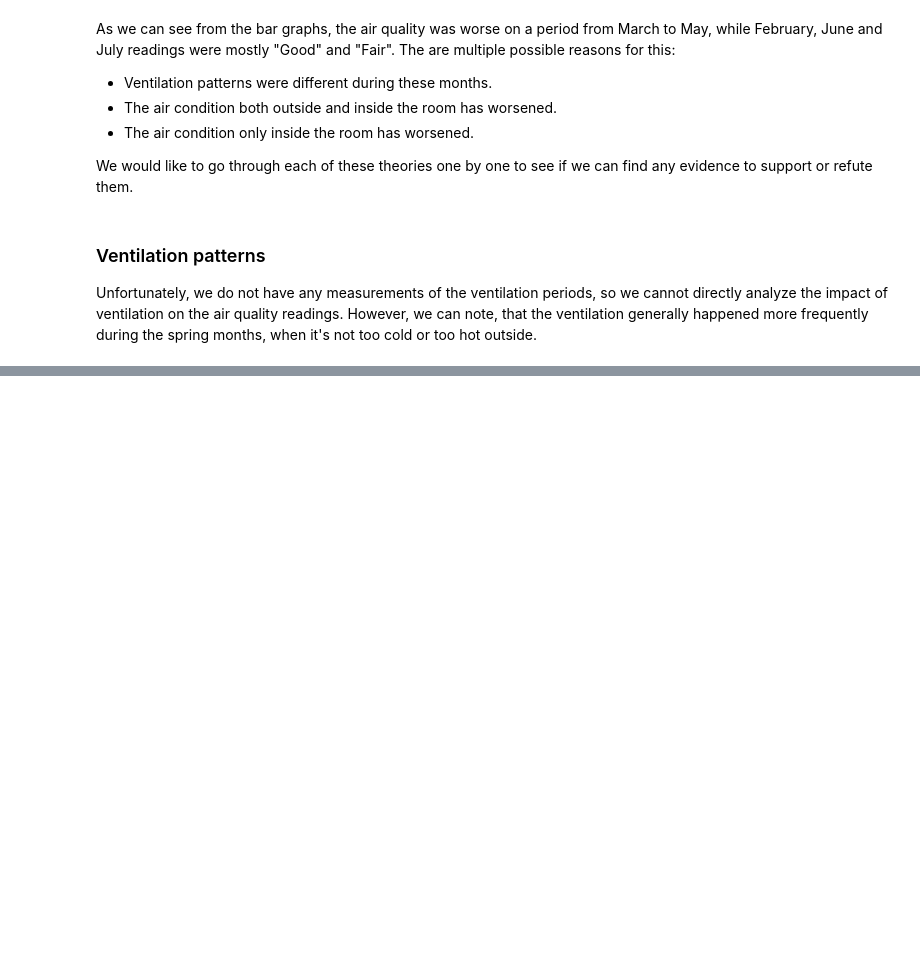
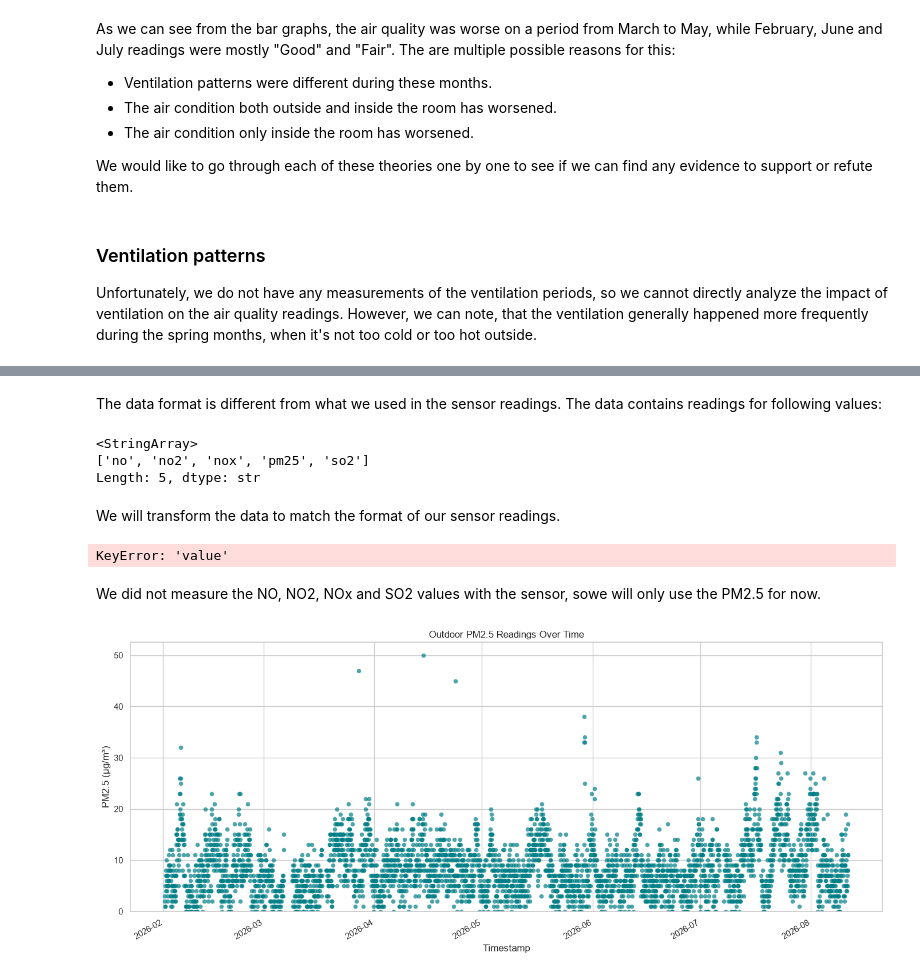
Before and after one commit to SirSerow/esp32-air-quality-sensor, a Jupyter notebook: data-processing/dataset_exploation.ipynb, the cells around one changed output, grey strips where cells are left out. Saved outputs shown, nothing was run; the diff lists cells and outputs as text; code cells hidden in the pictures; blank space fills up the shorter version.

Commit message:
feat(data): add external data

```diff
--- a/data-processing/dataset_exploation.ipynb
+++ b/data-processing/dataset_exploation.ipynb
@@ -683,0 +686,12 @@ There are multiple sources of air quality data available for Yokohama city, Japa
+# %%
+# Load the data from CSV file
+
+
+openaq_data_file_path = current_dir.parent.parent / 'data_analysis' / 'openaq_measurements.csv'
+
+openaq_data = pd.read_csv(openaq_data_file_path, encoding='utf-8')
+
+# Exclude unnecessary columns and rename the remaining ones for clarity
+openaq_data = openaq_data.drop(columns=['location_id', 'location_name', 'datetimeUtc', 'timezone', 'latitude', 'longitude', 'country_iso', 'isMobile', 'isMonitor', 'owner_name', 'provider'])
+
+openaq_data.describe()
@@ -683,0 +717,65 @@ There are multiple sources of air quality data available for Yokohama city, Japa
+# %% [markdown]
+The data format is different from what we used in the sensor readings. The data contains readings for following values:
+# %%
+openaq_data["parameter"].unique()
+# %% [output]
+<StringArray>
+['no', 'no2', 'nox', 'pm25', 'so2']
+Length: 5, dtype: str
+# %% [markdown]
+We will transform the data to match the format of our sensor readings.
+# %%
+# Pivot measurements so each air-quality parameter becomes a separate column.
+openaq_data['datetimeLocal'] = pd.to_datetime(openaq_data['datetimeLocal'])
+openaq_data['measurement_hour'] = openaq_data['datetimeLocal'].dt.floor('h')
+
+openaq_data = (
+    openaq_data
+    .pivot_table(
+        index='measurement_hour',
+        columns='parameter',
+        values='value',
+        aggfunc='mean',
+    )
+    .reset_index()
+    .rename(columns={'measurement_hour': 'datetimeLocal'})
+    .rename_axis(columns=None)
+    .sort_values('datetimeLocal')
+    .reset_index(drop=True)
+)
+
+openaq_data['datetimeLocal'].duplicated().sum()
+
+openaq_data.head()
+# %% [output]
+KeyError: 'value'
+# %% [markdown]
+We did not measure the NO, NO2, NOx and SO2 values with the sensor, sowe will only use the PM2.5 for now.
+# %%
+# Plot outdoor PM2.5 readings over time.
+pm25_data = openaq_data.dropna(subset=['pm25']).sort_values('datetimeLocal')
+
+sns.set_theme(style='whitegrid')
+fig, ax = plt.subplots(figsize=(14, 6))
+
+sns.scatterplot(
+    data=pm25_data,
+    x='datetimeLocal',
+    y='pm25',
+    s=30,
+    alpha=0.7,
+    linewidth=0,
+    color='#007f86',
+    ax=ax,
+)
+
+ax.set_title('Outdoor PM2.5 Readings Over Time')
+ax.set_xlabel('Timestamp')
+ax.set_ylabel('PM2.5 (µg/m³)')
+ax.set_ylim(bottom=0)
+fig.autofmt_xdate()
+fig.tight_layout()
+
+plt.show()
+# %% [output]
+[figure, added]
```
Also changed, not shown: parts of 4 cells of this notebook.
